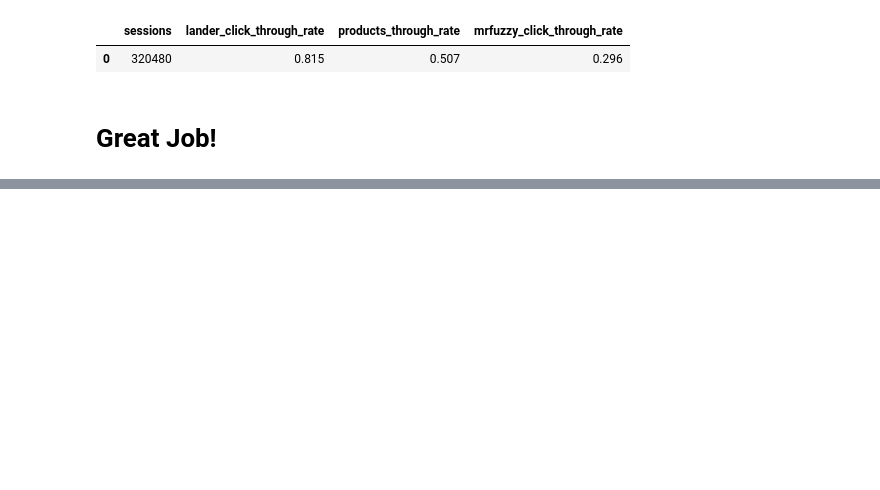
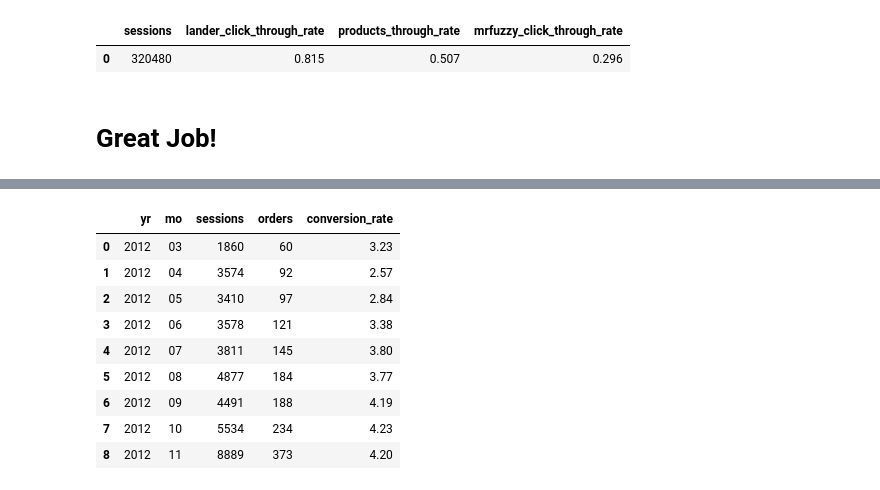
Before and after one commit to mavendataguy/SQL, a Jupyter notebook: SQL_Data_Analysis.ipynb, the cells around one changed output, grey strips where cells are left out. Cells and saved outputs as stored; diff of their text form; code cells hidden in the pictures; blank space fills up the shorter version.

```diff
--- a/SQL_Data_Analysis.ipynb
+++ b/SQL_Data_Analysis.ipynb
@@ -131,0 +159,25 @@ from session_level_made_it_flag_demo
+# %%
+pd.read_sql("""
+select strftime('%Y',website_sessions.created_at) yr,
+strftime('%m',website_sessions.created_at) mo,
+count(distinct website_sessions.website_session_id) sessions,
+ count(distinct orders.order_id) orders,
+ round(count(distinct orders.order_id)*1.0/count(distinct website_sessions.website_session_id)*100,2) as conversion_rate
+from website_sessions left join orders
+on website_sessions.website_session_id = orders.website_session_id
+where utm_source='gsearch'
+and  website_sessions.created_at < '2012-11-27'
+group by strftime('%Y',website_sessions.created_at),strftime('%m',website_sessions.created_at)
+"""
+,con=conn).head(10)
+# %% [output]
+|  | yr | mo | sessions | orders | conversion_rate |
+| 0 | 2012 | 03 | 1860 | 60 | 3.23 |
+| 1 | 2012 | 04 | 3574 | 92 | 2.57 |
+| 2 | 2012 | 05 | 3410 | 97 | 2.84 |
+| 3 | 2012 | 06 | 3578 | 121 | 3.38 |
+| 4 | 2012 | 07 | 3811 | 145 | 3.80 |
+| 5 | 2012 | 08 | 4877 | 184 | 3.77 |
+| 6 | 2012 | 09 | 4491 | 188 | 4.19 |
+| 7 | 2012 | 10 | 5534 | 234 | 4.23 |
+| 8 | 2012 | 11 | 8889 | 373 | 4.20 |
```
Also changed, not shown: parts of 17 cells of this notebook.
